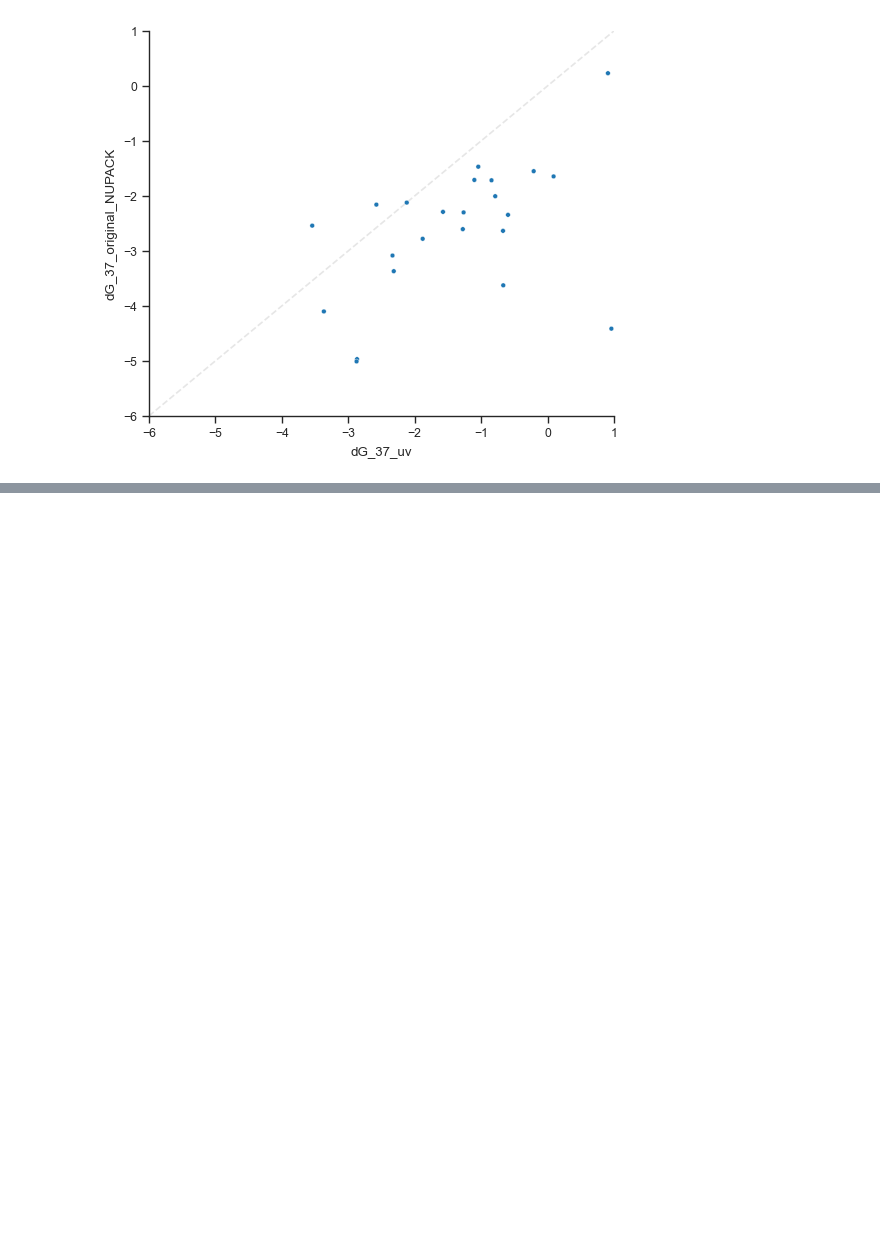
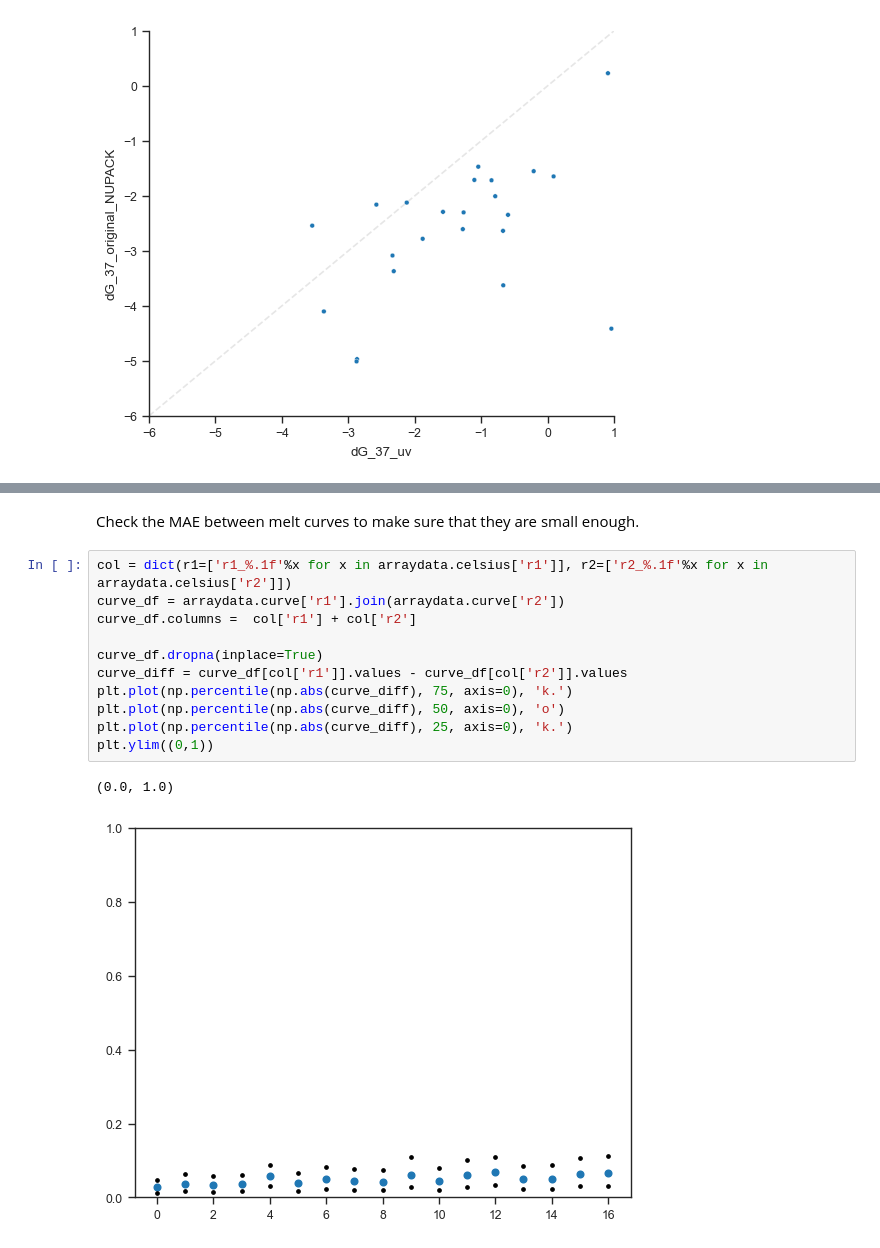
Before and after one commit to keyuxi/nnn_analysis, a Jupyter notebook: 230505_MUPACK.ipynb, the cells around one changed output, grey strips where cells are left out. Cells and saved outputs as stored; diff of their text form; blank space fills up the shorter version.

```diff
--- a/230505_MUPACK.ipynb
+++ b/230505_MUPACK.ipynb
@@ -1287,0 +1267,16 @@ df
+# %% [markdown]
+Check the MAE between melt curves to make sure that they are small enough.
+# %%
+col = dict(r1=['r1_%.1f'%x for x in arraydata.celsius['r1']], r2=['r2_%.1f'%x for x in arraydata.celsius['r2']])
+curve_df = arraydata.curve['r1'].join(arraydata.curve['r2'])
+curve_df.columns =  col['r1'] + col['r2']
+
+curve_df.dropna(inplace=True)
+curve_diff = curve_df[col['r1']].values - curve_df[col['r2']].values
+plt.plot(np.percentile(np.abs(curve_diff), 75, axis=0), 'k.')
+plt.plot(np.percentile(np.abs(curve_diff), 50, axis=0), 'o')
+plt.plot(np.percentile(np.abs(curve_diff), 25, axis=0), 'k.')
+plt.ylim((0,1))
+# %% [output]
+(0.0, 1.0)
+[figure, added]
```
Also changed, not shown: parts of 3 cells of this notebook, 9 other files.
